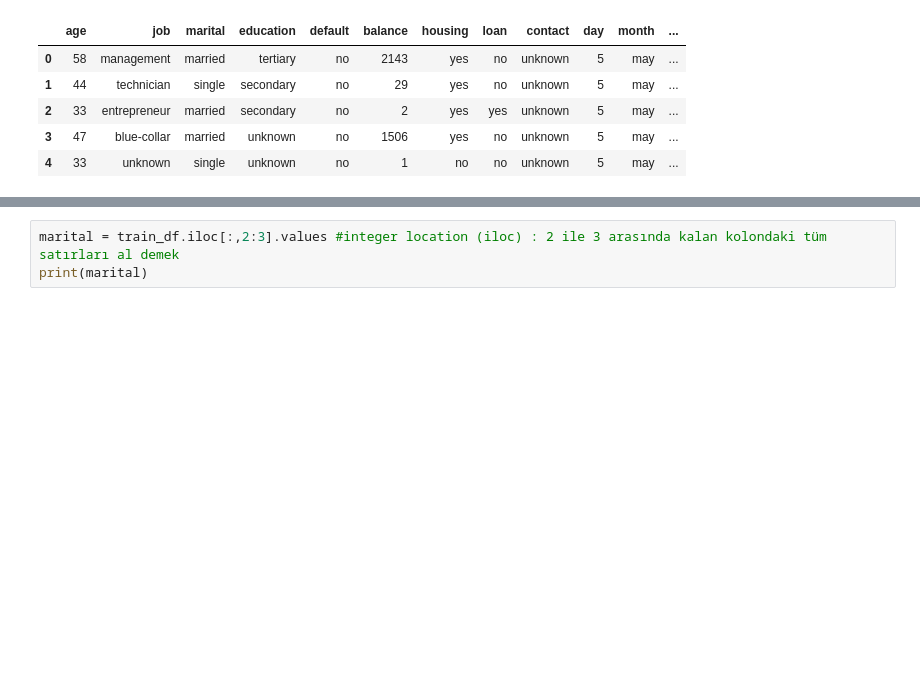
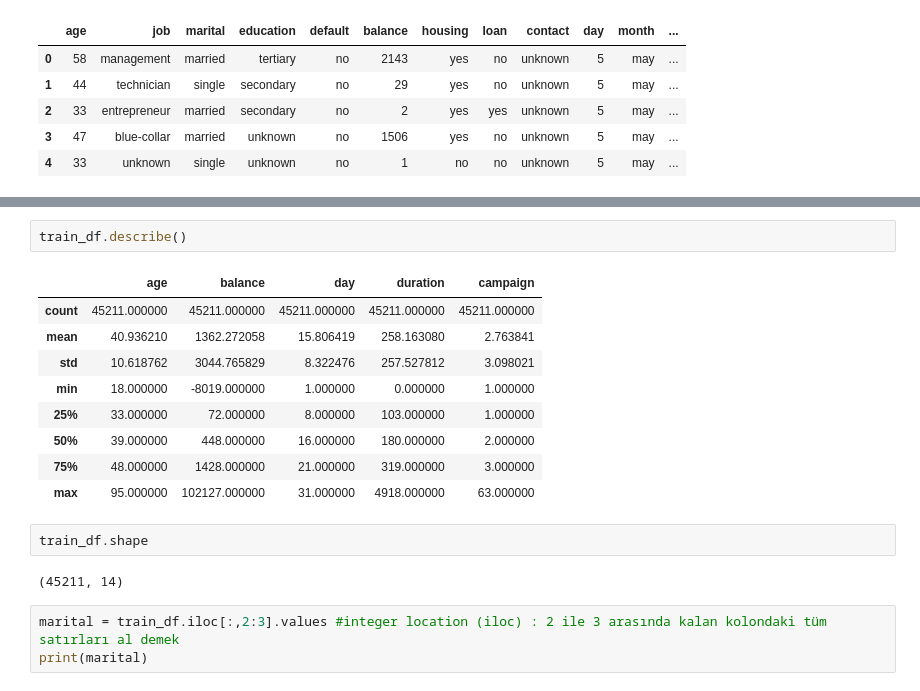
Before and after one commit to melsagin/datasciencetemp, a Jupyter notebook: execise/6-exercise_solutios.ipynb, the cells around one changed output, grey strips where cells are left out. Cells and saved outputs as stored; diff of their text form; blank space fills up the shorter version.

```diff
--- a/execise/6-exercise_solutios.ipynb
+++ b/execise/6-exercise_solutios.ipynb
@@ -38,3 +58,19 @@ train_df.head()
+# %%
+train_df.describe()
+# %% [output]
+|  | age | balance | day | duration | campaign |
+| count | 45211.000000 | 45211.000000 | 45211.000000 | 45211.000000 | 45211.000000 |
+| mean | 40.936210 | 1362.272058 | 15.806419 | 258.163080 | 2.763841 |
+| std | 10.618762 | 3044.765829 | 8.322476 | 257.527812 | 3.098021 |
+| min | 18.000000 | -8019.000000 | 1.000000 | 0.000000 | 1.000000 |
+| 25% | 33.000000 | 72.000000 | 8.000000 | 103.000000 | 1.000000 |
+| 50% | 39.000000 | 448.000000 | 16.000000 | 180.000000 | 2.000000 |
+| 75% | 48.000000 | 1428.000000 | 21.000000 | 319.000000 | 3.000000 |
+| max | 95.000000 | 102127.000000 | 31.000000 | 4918.000000 | 63.000000 |
+# %%
+train_df.shape
+# %% [output]
+(45211, 14)
 # %%
 marital = train_df.iloc[:,2:3].values #integer location (iloc) : 2 ile 3 arasında kalan kolondaki tüm satırları al demek
 print(marital)
```
Also changed, not shown: parts of 29 cells of this notebook.
